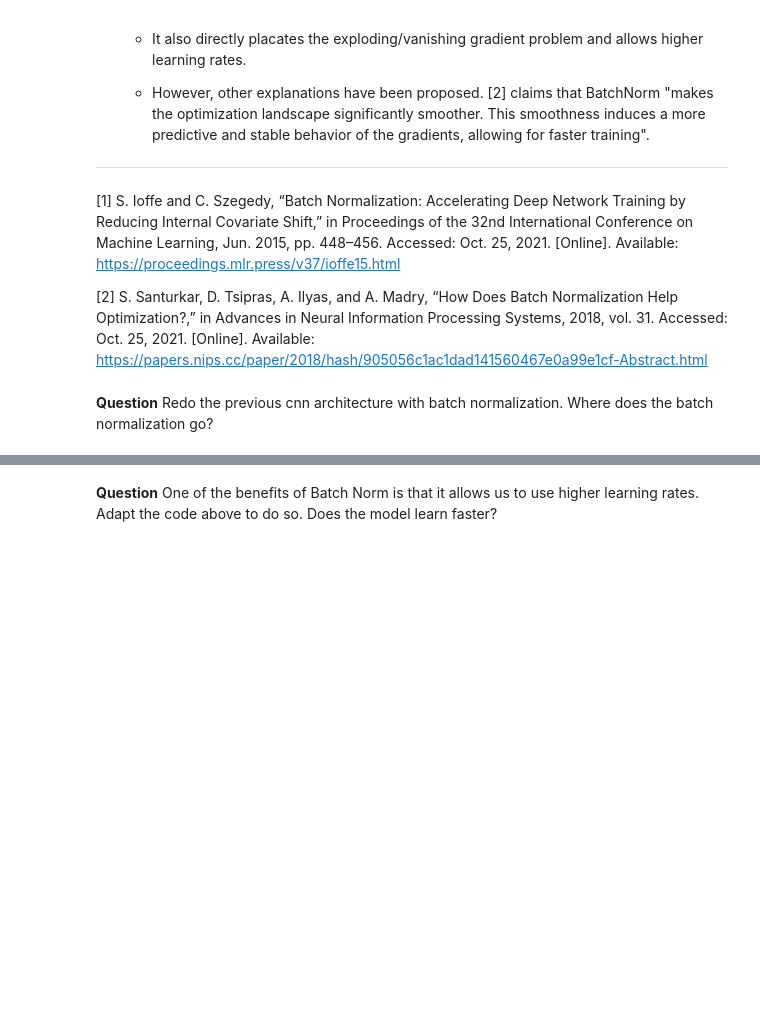
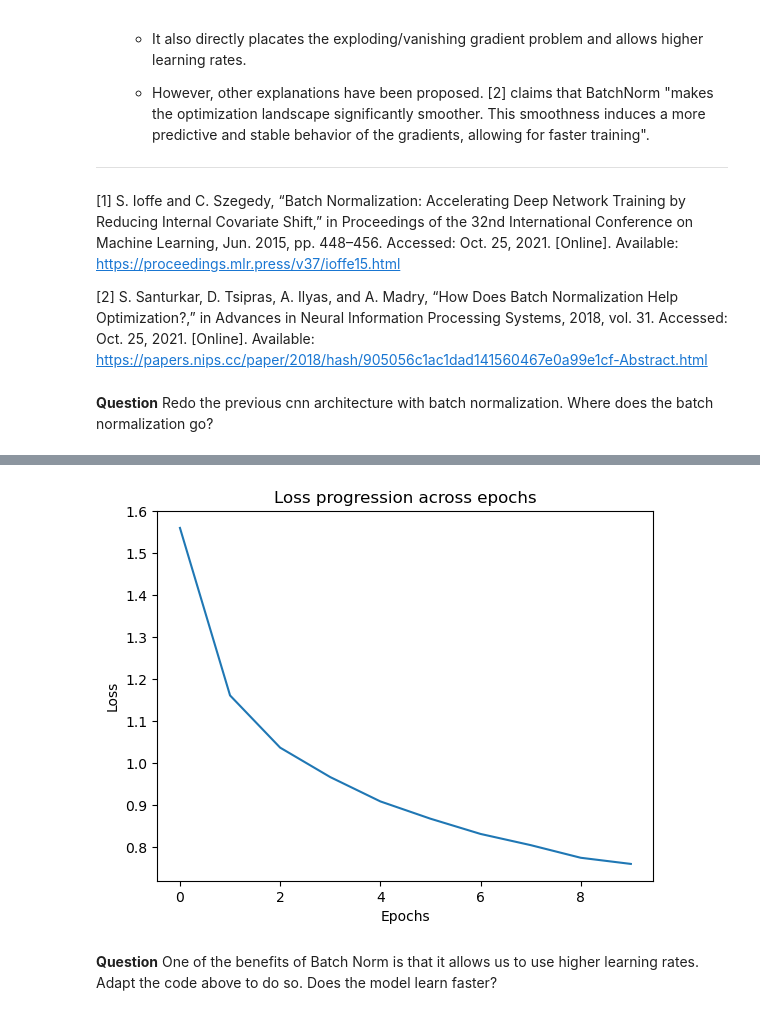
Before and after one commit to LinusCrugnola/FundamentalLearningEPFL, a Jupyter notebook: TP10/training_a_big_network.ipynb, the cells around one changed output, grey strips where cells are left out. Saved outputs shown, nothing was run; the diff lists cells and outputs as text; code cells hidden in the pictures; blank space fills up the shorter version.

```diff
--- a/TP10/training_a_big_network.ipynb
+++ b/TP10/training_a_big_network.ipynb
@@ -562,7 +561,7 @@ import torchvision.transforms as transforms
 import torch.nn.functional as F
 # %%
 transform = transforms.Compose([
-    torchvision.transforms.ToTensor(),
+    transforms.ToTensor(),
 ])
 
 # load the train dataset
@@ -663,2 +724,6 @@ Where does the batch normalization go?
+# %%
+plot_loss(fit_data)
+# %% [output]
+[figure, added]
 # %% [markdown]
 **Question** One of the benefits of Batch Norm is that it allows us to use higher learning rates. Adapt the code above to do so. Does the model learn faster?
```
Also changed, not shown: parts of 8 cells of this notebook, 1 other file.
